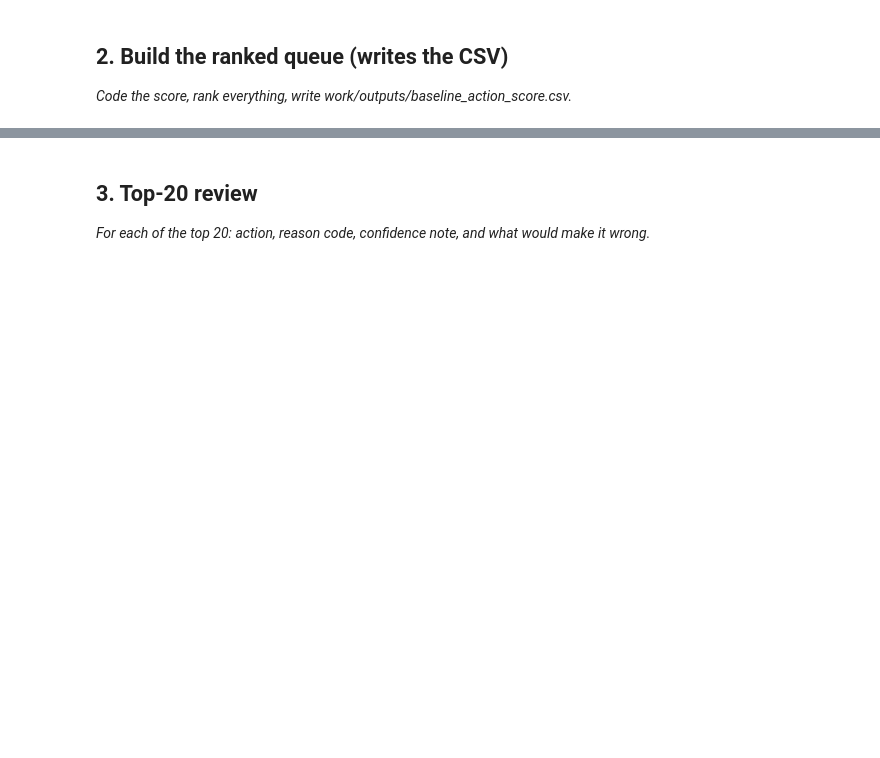
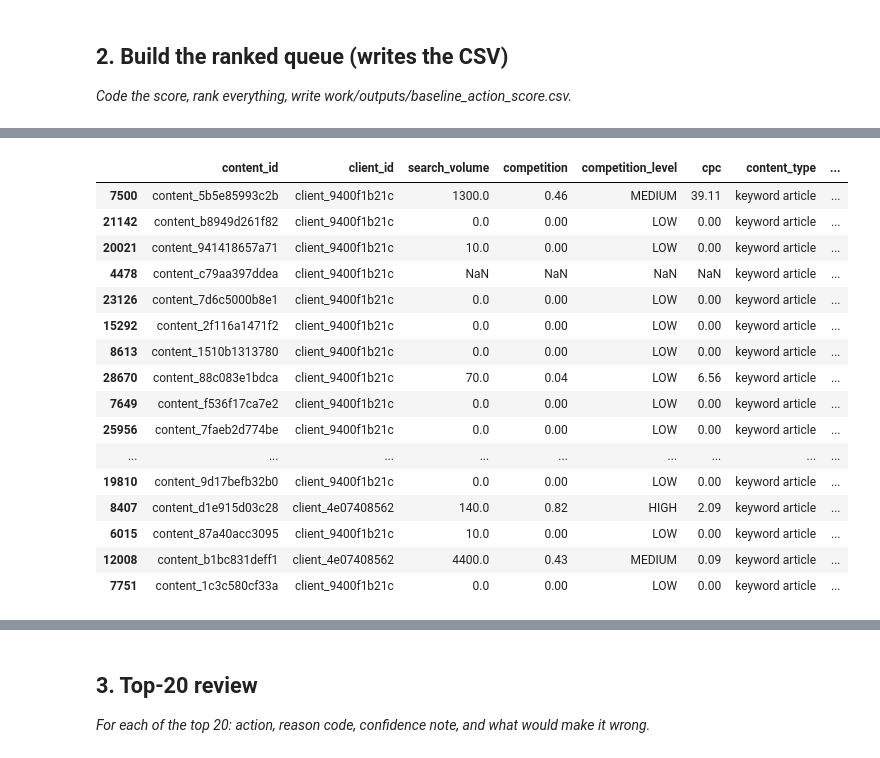
Before and after one commit to DeveshPandey1331/flyrank-ml, a Jupyter notebook: work/notebooks/w04_baseline_score.ipynb, the cells around one changed output, grey strips where cells are left out. Drawn from its saved outputs; the diff is of its cells as text; code cells hidden in the pictures; blank space fills up the shorter version.

```diff
--- a/work/notebooks/w04_baseline_score.ipynb
+++ b/work/notebooks/w04_baseline_score.ipynb
@@ -30,3 +30,73 @@ The baseline rule prioritizes content that is old (stale) and has relatively low
 ## 2. Build the ranked queue (writes the CSV)
 
 *Code the score, rank everything, write work/outputs/baseline_action_score.csv.*
+# %%
+import pandas as pd
+
+# Load data
+from google.colab import files
+import pandas as pd
+
+uploaded = files.upload()   # Select content_refresh_anonymized.csv
+
+filename = list(uploaded.keys())[0]
+df = pd.read_csv(filename)
+
+print(df.head())
+
+# Normalize signals
+df["age_score"] = df["content_age_days"] / df["content_age_days"].max()
+
+df["ctr_score"] = 1 - (
+    df["ctr"].fillna(0) /
+    max(df["ctr"].max(), 0.0001)
+)
+
+df["trend_score"] = (
+    -df["trend_pct"].clip(upper=0)
+) / abs(df["trend_pct"].min())
+
+df["impression_score"] = (
+    df["impressions_90d"] /
+    df["impressions_90d"].max()
+)
+
+# Baseline score
+df["baseline_score"] = (
+      0.40 * df["age_score"]
+    + 0.30 * df["ctr_score"]
+    + 0.20 * df["trend_score"]
+    + 0.10 * df["impression_score"]
+)
+
+# Reason code
+df["reason_code"] = "STALE_CONTENT"
+
+df.loc[df["ctr"] < 0.10, "reason_code"] = "LOW_CTR"
+
+df.loc[
+    (df["content_age_days"] > 365) &
+    (df["trend_pct"] < 0),
+    "reason_code"
+] = "HIGH_PRIORITY"
+
+# Action
+df["action"] = "REFRESH"
+
+# Sort
+queue = df.sort_values(
+    "baseline_score",
+    ascending=False
+)
+
+# Save
+import os
+os.makedirs("work/outputs", exist_ok=True)
+
+queue.to_csv(
+    "work/outputs/baseline_action_score.csv",
+    index=False
+)
+
+queue.head(20)
+# %% [output]
@@ -32,0 +121,17 @@ The baseline rule prioritizes content that is old (stale) and has relatively low
+|  | content_id | client_id | search_volume | competition | competition_level | cpc | content_type | ... |
+| 7500 | content_5b5e85993c2b | client_9400f1b21c | 1300.0 | 0.46 | MEDIUM | 39.11 | keyword article | ... |
+| 21142 | content_b8949d261f82 | client_9400f1b21c | 0.0 | 0.00 | LOW | 0.00 | keyword article | ... |
+| 20021 | content_941418657a71 | client_9400f1b21c | 10.0 | 0.00 | LOW | 0.00 | keyword article | ... |
+| 4478 | content_c79aa397ddea | client_9400f1b21c | NaN | NaN | NaN | NaN | keyword article | ... |
+| 23126 | content_7d6c5000b8e1 | client_9400f1b21c | 0.0 | 0.00 | LOW | 0.00 | keyword article | ... |
+| 15292 | content_2f116a1471f2 | client_9400f1b21c | 0.0 | 0.00 | LOW | 0.00 | keyword article | ... |
+| 8613 | content_1510b1313780 | client_9400f1b21c | 0.0 | 0.00 | LOW | 0.00 | keyword article | ... |
+| 28670 | content_88c083e1bdca | client_9400f1b21c | 70.0 | 0.04 | LOW | 6.56 | keyword article | ... |
+| 7649 | content_f536f17ca7e2 | client_9400f1b21c | 0.0 | 0.00 | LOW | 0.00 | keyword article | ... |
+| 25956 | content_7faeb2d774be | client_9400f1b21c | 0.0 | 0.00 | LOW | 0.00 | keyword article | ... |
+| ... | ... | ... | ... | ... | ... | ... | ... | ... |
+| 19810 | content_9d17befb32b0 | client_9400f1b21c | 0.0 | 0.00 | LOW | 0.00 | keyword article | ... |
+| 8407 | content_d1e915d03c28 | client_4e07408562 | 140.0 | 0.82 | HIGH | 2.09 | keyword article | ... |
+| 6015 | content_87a40acc3095 | client_9400f1b21c | 10.0 | 0.00 | LOW | 0.00 | keyword article | ... |
+| 12008 | content_b1bc831deff1 | client_4e07408562 | 4400.0 | 0.43 | MEDIUM | 0.09 | keyword article | ... |
+| 7751 | content_1c3c580cf33a | client_9400f1b21c | 0.0 | 0.00 | LOW | 0.00 | keyword article | ... |
```
Also changed, not shown: parts of 3 cells of this notebook.
